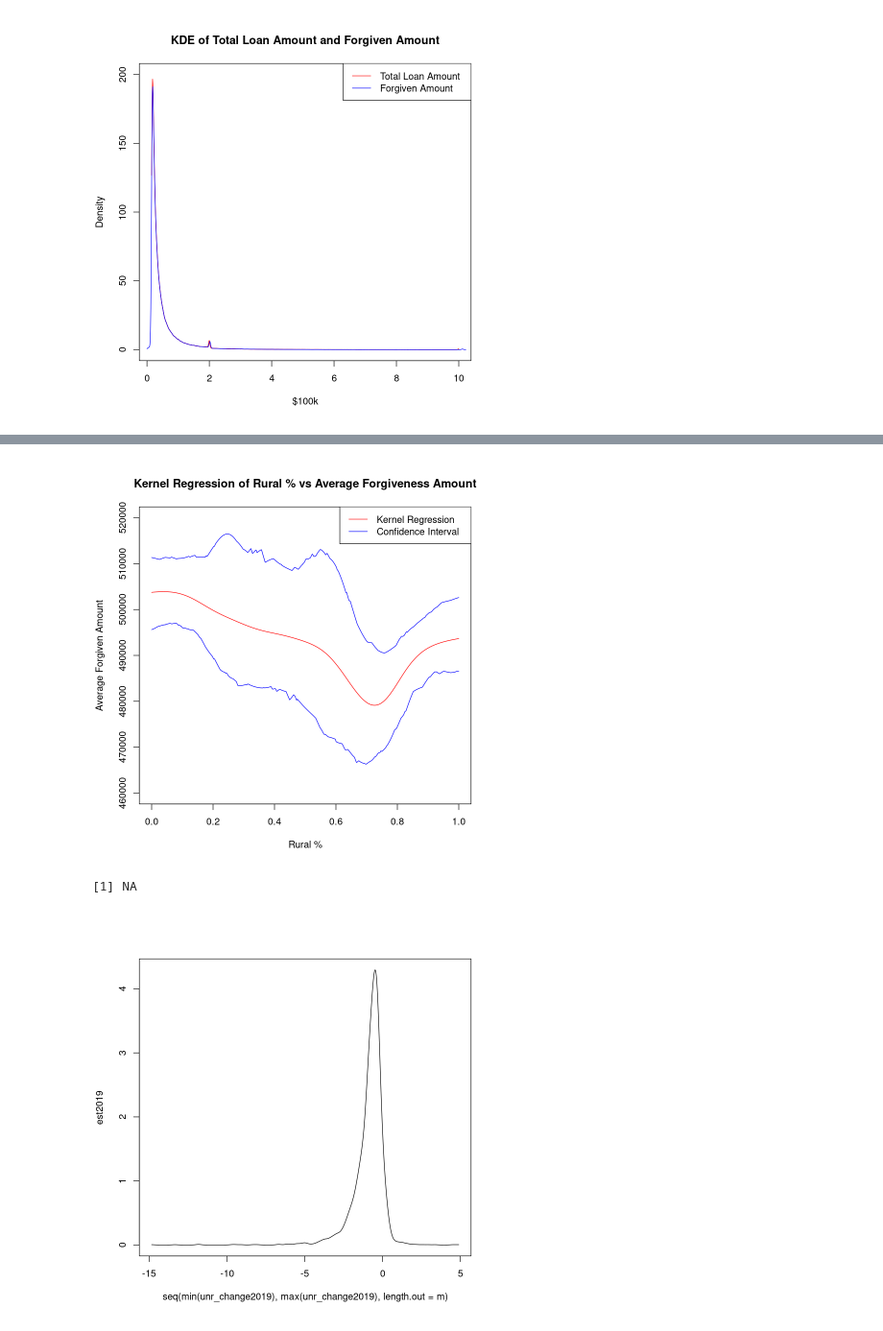
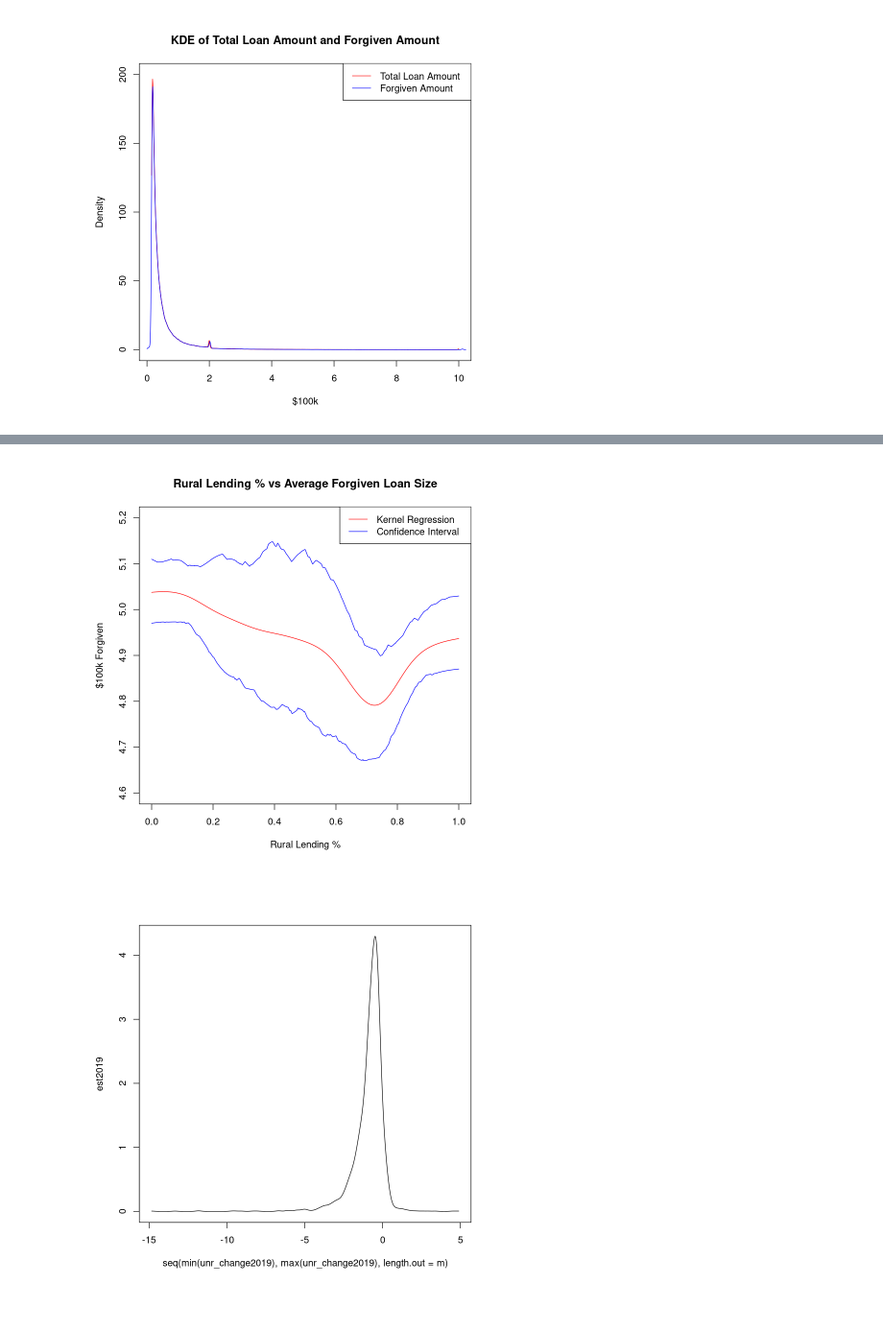
Before and after one commit to ABeeShake/Stats202A-Project, a Jupyter notebook: visualizations.ipynb, the cells around one changed output, grey strips where cells are left out. Shown at 96% size. Cells and saved outputs as stored; diff of their text form; code cells hidden in the pictures.

```diff
--- a/visualizations.ipynb
+++ b/visualizations.ipynb
@@ -198,9 +199,9 @@ krg <- function(x,y,m, g = NULL, bw = NULL){
 
 }
 
-kern_reg <- function(x,y,m,ci = F){
+kern_reg <- function(x,y,m,g = NULL, bw = NULL, ci = F){
 
-    r <- krg(x,y,m)
+    r <- krg(x,y,m,g,bw)
 
     bw <- r$b
     g <- r$g
@@ -227,7 +228,7 @@ kern_reg <- function(x,y,m,ci = F){
         }
 
         conf_ints <- res_mat %>%
-        apply(1,quantile, probs = c(.025, .975)) %>%
+        apply(1,quantile, probs = c(.025, .975), na.rm = T) %>%
         t()
 
         return(list(est = estimate, conf_ints = conf_ints))
@@ -244,31 +271,27 @@ y <- county_data$ForgivenessAmount_mean
 z <- kern_reg(x,y,1000,ci=T)
 # %%
 plot(c(min(x),max(x)),
-c(4.6e5, 5.2e5),
+c(4.6, 5.2),
 type = 'n',
-xlab = 'Rural %',
-ylab = 'Average Forgiven Amount')
+xlab = 'Rural Lending %',
+ylab = '$100k Forgiven')
 lines(seq(min(x),max(x),length.out = 1000),
-z$est,
+z$est / 1e5,
 col = 'red')
 lines(seq(min(x),max(x),length.out = 1000),
-z$conf_ints[,1],
+z$conf_ints[,1] / 1e5,
 col = 'blue')
 lines(seq(min(x),max(x),length.out = 1000),
-z$conf_ints[,2],
+z$conf_ints[,2] / 1e5,
 col = 'blue')
-title("Kernel Regression of Rural % vs Average Forgiveness Amount")
+title("Rural Lending % vs Average Forgiven Loan Size")
 legend("topright",legend = c("Kernel Regression", "Confidence Interval"),
 col = c("red","blue"), lty = c(1,1))
 # %% [output]
-[figure, old version]
+[figure, new version]
 # %%
 unr <- read.csv("./unemployment_clean.csv", header = T)%>%
 filter(!(is.na(X2019_q234.q1) | is.na(X2020_q234.q1) | is.na(X2021_q234.q1)))
-# %%
-unr_change2020[is.na(unr_change2020)]
-# %% [output]
-[1] NA
 # %%
 unr_change2019 <- unr$`X2019_q234.q1`
 unr_change2020 <- unr$`X2020_q234.q1`
```
Also changed, not shown: parts of 24 cells of this notebook.
